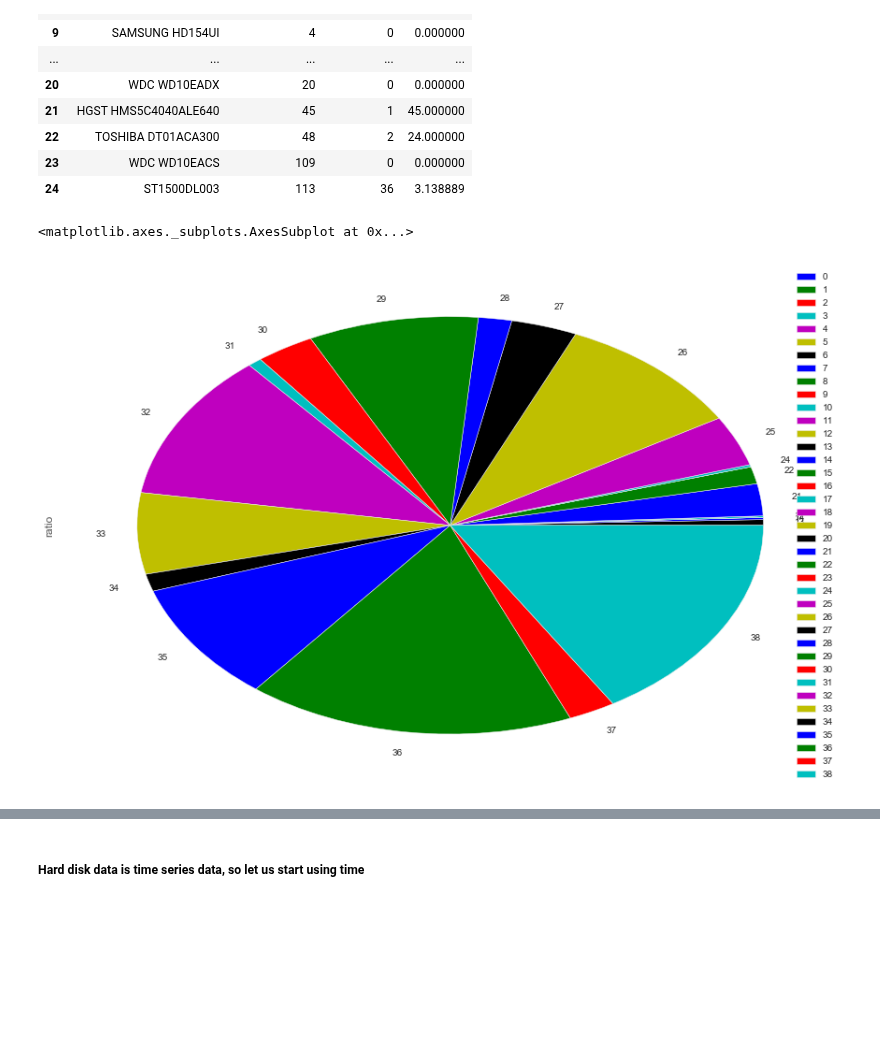
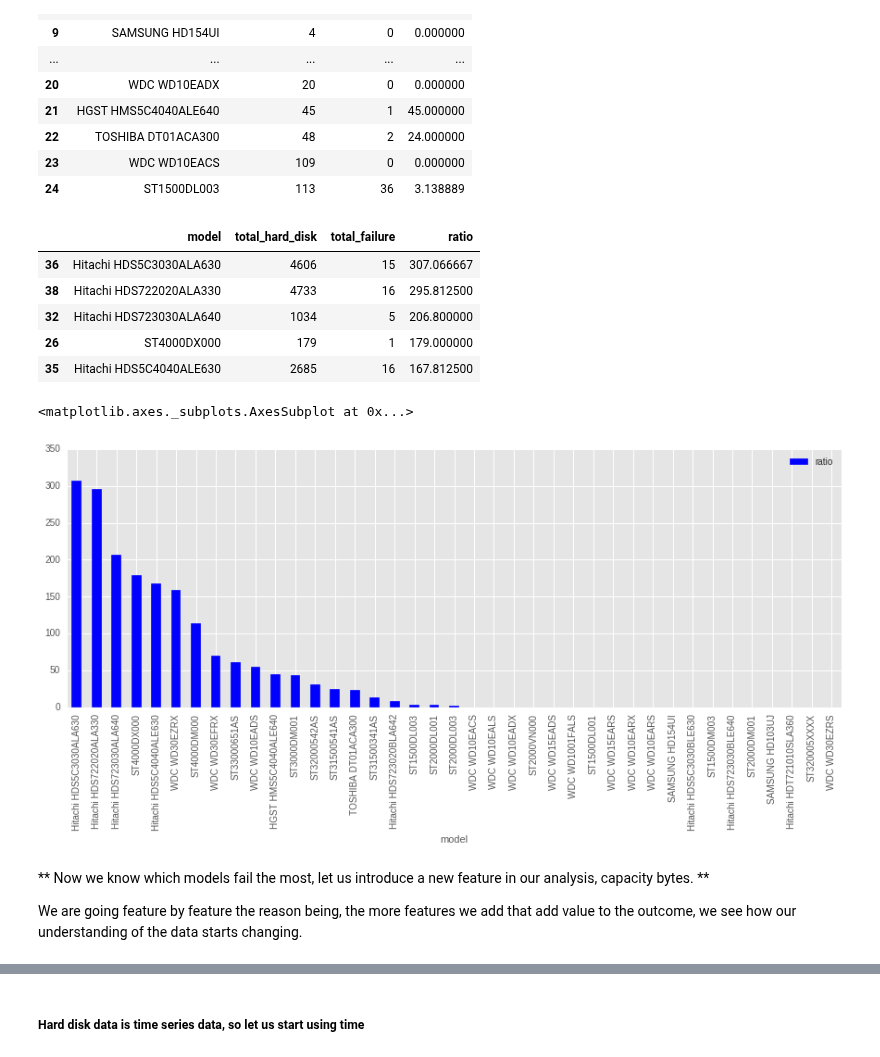
Before and after one commit to ababook/intro-python-data-science, a Jupyter notebook: hard-disk/Explore.ipynb, the cells around one changed output, grey strips where cells are left out. Drawn from its saved outputs; the diff is of its cells as text; code cells hidden in the pictures; blank space fills up the shorter version.

```diff
--- a/hard-disk/Explore.ipynb
+++ b/hard-disk/Explore.ipynb
@@ -24,0 +22,4 @@ engine = create_engine('sqlite:////Users/standy/hard-disk-reduced.db')
+# %%
+%matplotlib inline
+print mpl.style.available
+mpl.style.use('seaborn-notebook')
@@ -24,0 +28,2 @@ engine = create_engine('sqlite:////Users/standy/hard-disk-reduced.db')
+# %%
+sql_path = os.path.join(os.getcwd(),'data','hard-disk-reduced.db')
@@ -25,3 +34,5 @@ engine = create_engine('sqlite:////Users/standy/hard-disk-reduced.db')
+# %%
+engine = create_engine('sqlite:///'+sql_path)
 # %%
 data_sneak_peek_df = pd.read_sql_query(sql='''SELECT * FROM DATA limit 10''',con=engine)
 # %%
@@ -213,8 +220,20 @@ merged_df.head(25)
 | 22 | TOSHIBA DT01ACA300 | 48 | 2 | 24.000000 |
 | 23 | WDC WD10EACS | 109 | 0 | 0.000000 |
 | 24 | ST1500DL003 | 113 | 36 | 3.138889 |
+# %%
+merged_df.sort_values(by="ratio",ascending=False,inplace=True)
+# %%
+merged_df.head()
+# %% [output]
+|  | model | total_hard_disk | total_failure | ratio |
+| 36 | Hitachi HDS5C3030ALA630 | 4606 | 15 | 307.066667 |
+| 38 | Hitachi HDS722020ALA330 | 4733 | 16 | 295.812500 |
+| 32 | Hitachi HDS723030ALA640 | 1034 | 5 | 206.800000 |
+| 26 | ST4000DX000 | 179 | 1 | 179.000000 |
+| 35 | Hitachi HDS5C4040ALE630 | 2685 | 16 | 167.812500 |
 # %%
-merged_df.plot(kind='pie',y='ratio',figsize=(15,10))
+
+merged_df.plot(kind="bar",x="model",y="ratio",figsize=(15,5))
 # %% [output]
 <matplotlib.axes._subplots.AxesSubplot at 0x...>
-[figure, old version]
+[figure, new version]
@@ -220,0 +242,4 @@ merged_df.plot(kind='pie',y='ratio',figsize=(15,10))
+# %% [markdown]
+** Now we know which models fail the most, let us introduce a new feature in our analysis, capacity bytes. **
+
+We are going feature by feature the reason being, the more features we add that add value to the outcome, we see how our understanding of the data starts changing.
```
Also changed, not shown: parts of 12 cells of this notebook.
